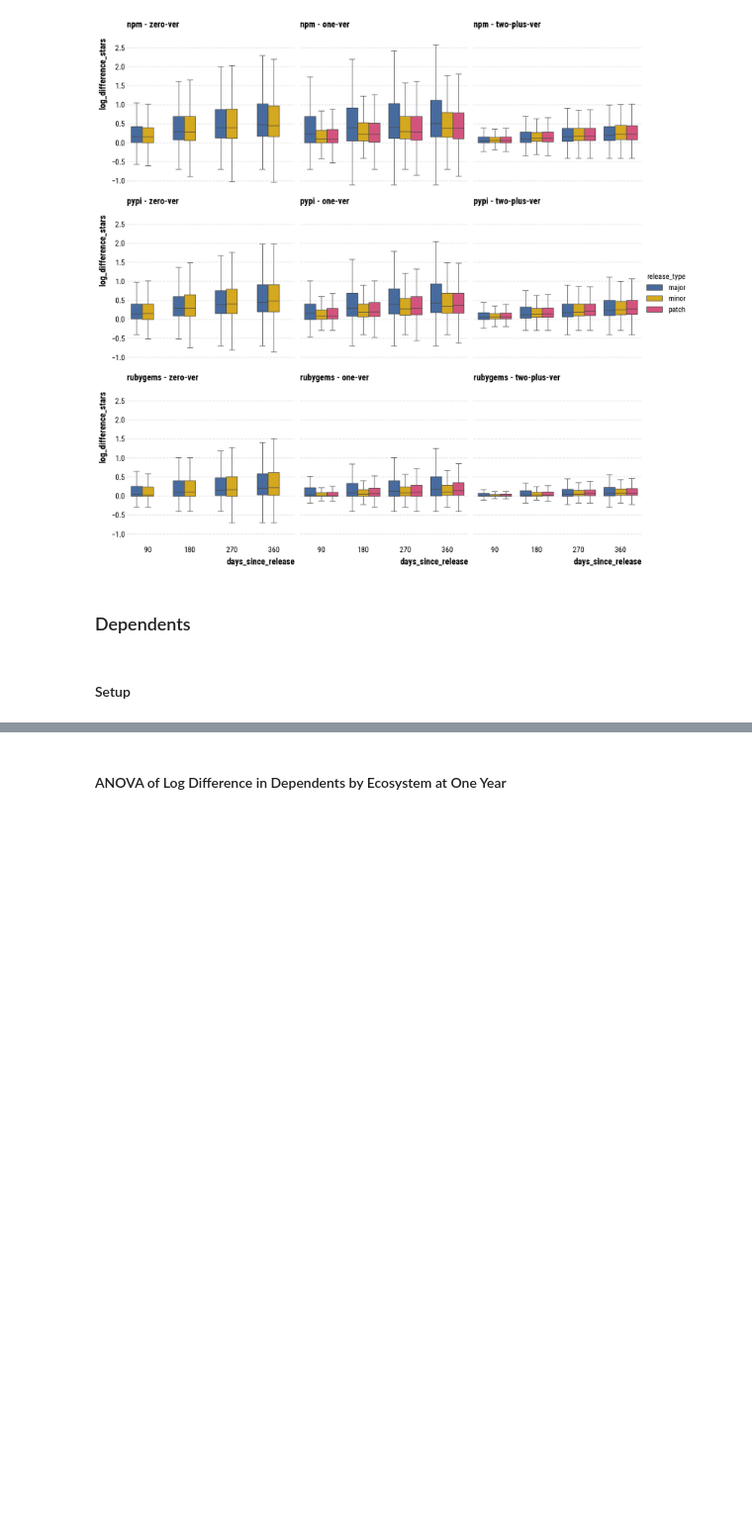
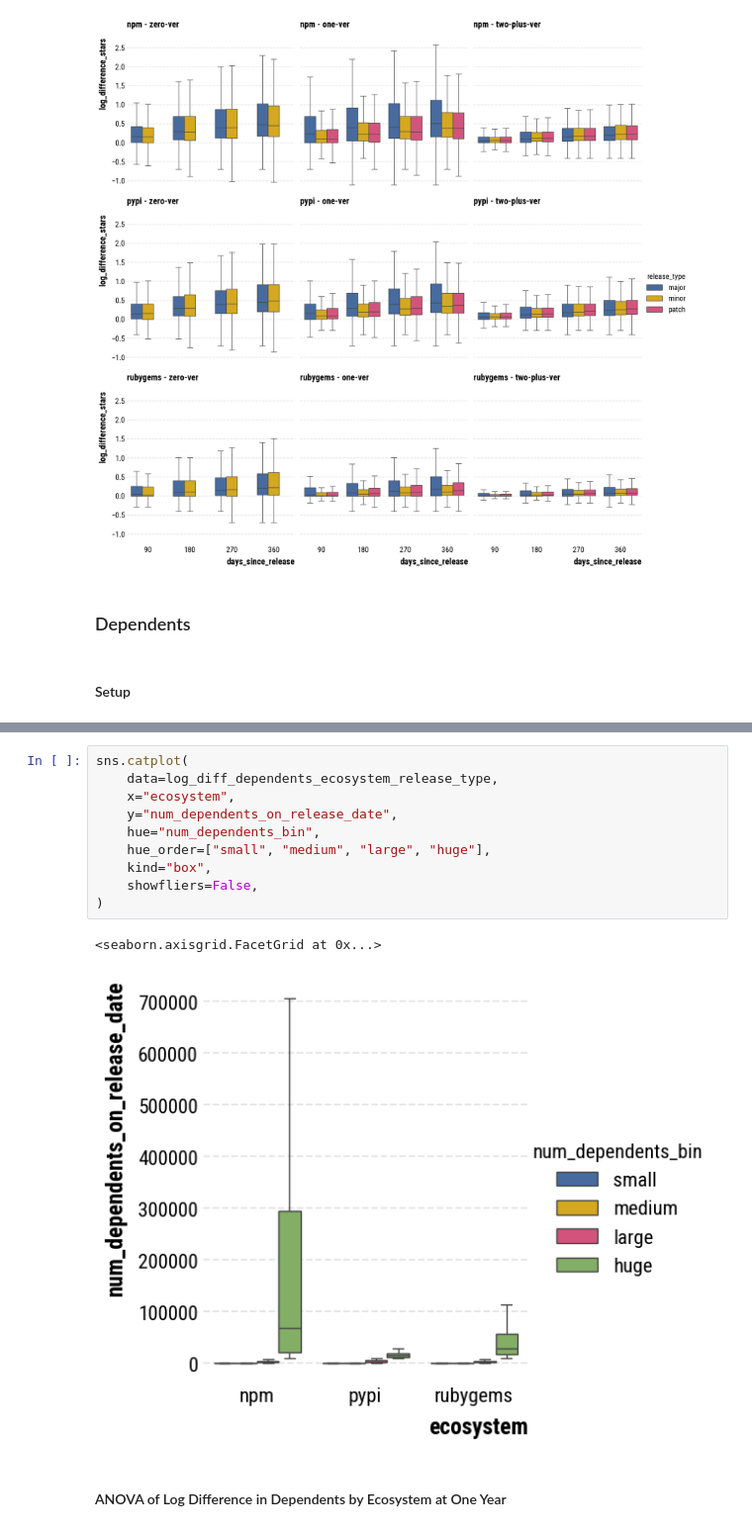
Before and after one commit to evamaxfield/dg-uoi-analysis, a Jupyter notebook: notebooks/pkg-releases-metrics-one-year.ipynb, the cells around one changed output, grey strips where cells are left out. Shown at 99% size. Cells and saved outputs as stored; diff of their text form; blank space fills up the shorter version.

```diff
--- a/notebooks/pkg-releases-metrics-one-year.ipynb
+++ b/notebooks/pkg-releases-metrics-one-year.ipynb
@@ -528,3 +563,16 @@ print(
+# %%
+sns.catplot(
+    data=log_diff_dependents_ecosystem_release_type,
+    x="ecosystem",
+    y="num_dependents_on_release_date",
+    hue="num_dependents_bin",
+    hue_order=["small", "medium", "large", "huge"],
+    kind="box",
+    showfliers=False,
+)
+# %% [output]
+<seaborn.axisgrid.FacetGrid at 0x...>
+[figure, added]
 # %% [markdown]
 #### ANOVA of Log Difference in Dependents by Ecosystem at One Year
 # %%
```
Also changed, not shown: parts of 15 cells of this notebook, 5 other files.
